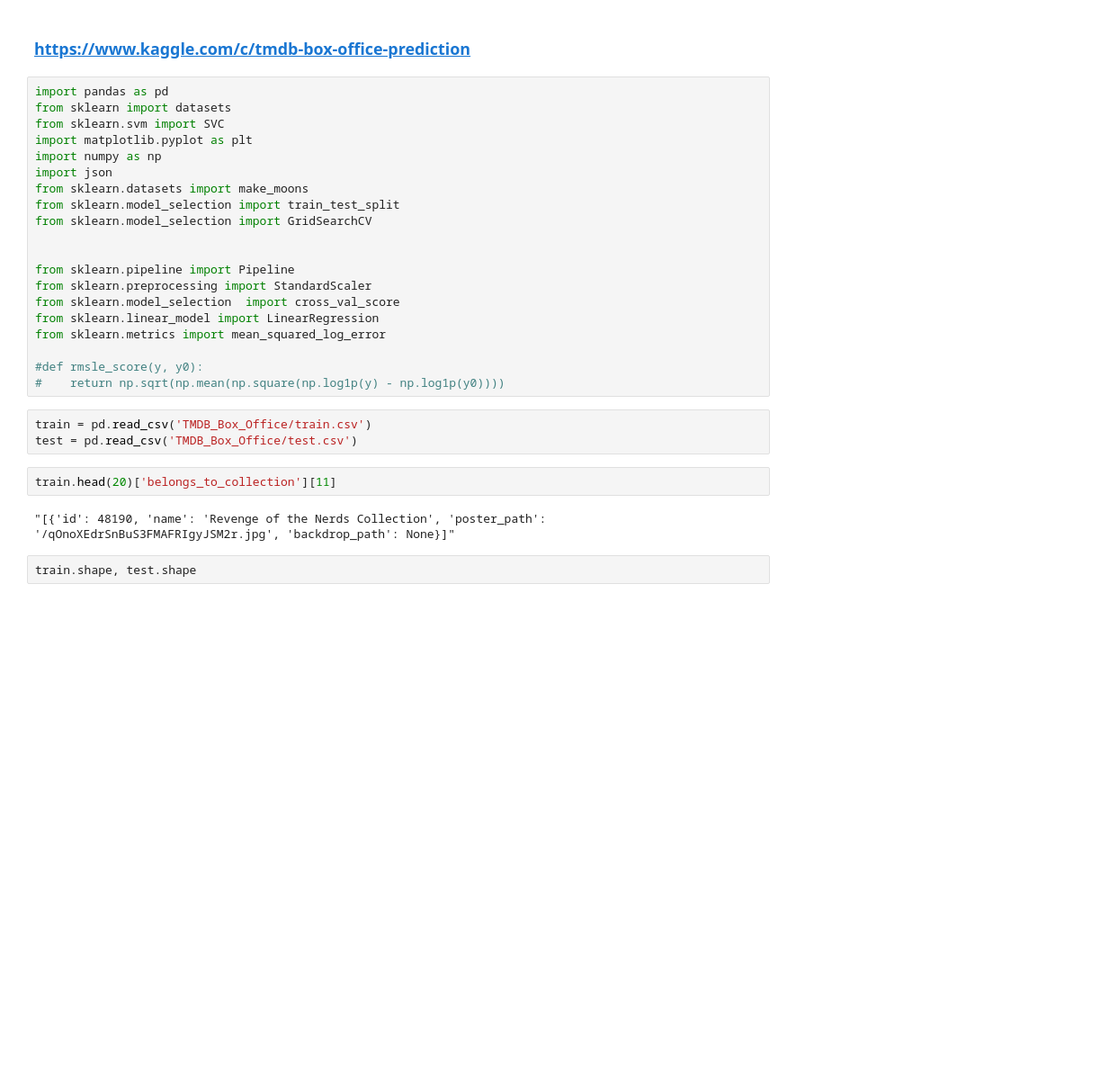
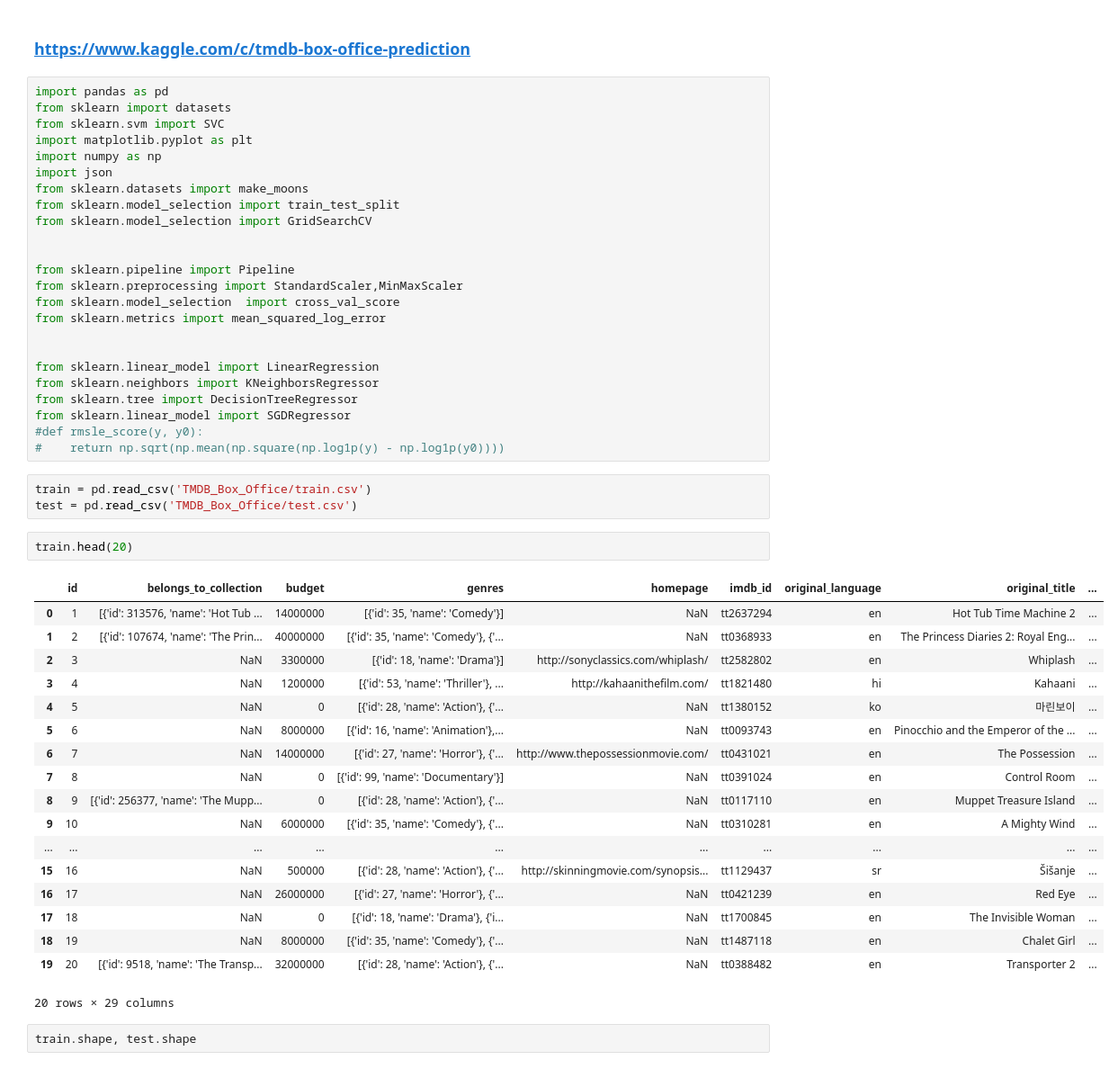
Before and after one commit to meitalis/meitalis_repository, a Jupyter notebook: projects/kagle/kagle_TMDB_Box_Office_Prediction.ipynb, the cells around one changed output. Shown at 90% size. Drawn from its saved outputs; the diff is of its cells as text; blank space fills up the shorter version.

```diff
--- a/projects/kagle/kagle_TMDB_Box_Office_Prediction.ipynb
+++ b/projects/kagle/kagle_TMDB_Box_Office_Prediction.ipynb
@@ -13,20 +13,41 @@ from sklearn.model_selection import GridSearchCV
 
 
 from sklearn.pipeline import Pipeline
-from sklearn.preprocessing import StandardScaler
+from sklearn.preprocessing import StandardScaler,MinMaxScaler
 from sklearn.model_selection  import cross_val_score
-from sklearn.linear_model import LinearRegression
 from sklearn.metrics import mean_squared_log_error
 
+
+from sklearn.linear_model import LinearRegression
+from sklearn.neighbors import KNeighborsRegressor
+from sklearn.tree import DecisionTreeRegressor
+from sklearn.linear_model import SGDRegressor
 #def rmsle_score(y, y0):
 #    return np.sqrt(np.mean(np.square(np.log1p(y) - np.log1p(y0))))
 # %%
 train = pd.read_csv('TMDB_Box_Office/train.csv')
 test = pd.read_csv('TMDB_Box_Office/test.csv')
 # %%
-train.head(20)['belongs_to_collection'][11]
+train.head(20)
 # %% [output]
+|  | id | belongs_to_collection | budget | genres | homepage | imdb_id | original_language | original_title | ... |
+| 0 | 1 | [{'id': 313576, 'name': 'Hot Tub ... | 14000000 | [{'id': 35, 'name': 'Comedy'}] | NaN | tt2637294 | en | Hot Tub Time Machine 2 | ... |
+| 1 | 2 | [{'id': 107674, 'name': 'The Prin... | 40000000 | [{'id': 35, 'name': 'Comedy'}, {'... | NaN | tt0368933 | en | The Princess Diaries 2: Royal Eng... | ... |
+| 2 | 3 | NaN | 3300000 | [{'id': 18, 'name': 'Drama'}] | http://sonyclassics.com/whiplash/ | tt2582802 | en | Whiplash | ... |
+| 3 | 4 | NaN | 1200000 | [{'id': 53, 'name': 'Thriller'}, ... | http://kahaanithefilm.com/ | tt1821480 | hi | Kahaani | ... |
+| 4 | 5 | NaN | 0 | [{'id': 28, 'name': 'Action'}, {'... | NaN | tt1380152 | ko | 마린보이 | ... |
+| 5 | 6 | NaN | 8000000 | [{'id': 16, 'name': 'Animation'},... | NaN | tt0093743 | en | Pinocchio and the Emperor of the ... | ... |
+| 6 | 7 | NaN | 14000000 | [{'id': 27, 'name': 'Horror'}, {'... | http://www.thepossessionmovie.com/ | tt0431021 | en | The Possession | ... |
+| 7 | 8 | NaN | 0 | [{'id': 99, 'name': 'Documentary'}] | NaN | tt0391024 | en | Control Room | ... |
+| 8 | 9 | [{'id': 256377, 'name': 'The Mupp... | 0 | [{'id': 28, 'name': 'Action'}, {'... | NaN | tt0117110 | en | Muppet Treasure Island | ... |
+| 9 | 10 | NaN | 6000000 | [{'id': 35, 'name': 'Comedy'}, {'... | NaN | tt0310281 | en | A Mighty Wind | ... |
+| ... | ... | ... | ... | ... | ... | ... | ... | ... | ... |
+| 15 | 16 | NaN | 500000 | [{'id': 28, 'name': 'Action'}, {'... | http://skinningmovie.com/synopsis... | tt1129437 | sr | Šišanje | ... |
+| 16 | 17 | NaN | 26000000 | [{'id': 27, 'name': 'Horror'}, {'... | NaN | tt0421239 | en | Red Eye | ... |
+| 17 | 18 | NaN | 0 | [{'id': 18, 'name': 'Drama'}, {'i... | NaN | tt1700845 | en | The Invisible Woman | ... |
+| 18 | 19 | NaN | 8000000 | [{'id': 35, 'name': 'Comedy'}, {'... | NaN | tt1487118 | en | Chalet Girl | ... |
+| 19 | 20 | [{'id': 9518, 'name': 'The Transp... | 32000000 | [{'id': 28, 'name': 'Action'}, {'... | NaN | tt0388482 | en | Transporter 2 | ... |
-"[{'id': 48190, 'name': 'Revenge of the Nerds Collection', 'poster_path': '/qOnoXEdrSnBuS3FMAFRIgyJSM2r.jpg', 'backdrop_path': None}]"
+20 rows × 29 columns
 # %%
 train.shape, test.shape
 # %% [output]
```
Also changed, not shown: parts of 12 cells of this notebook, 4 other files.
